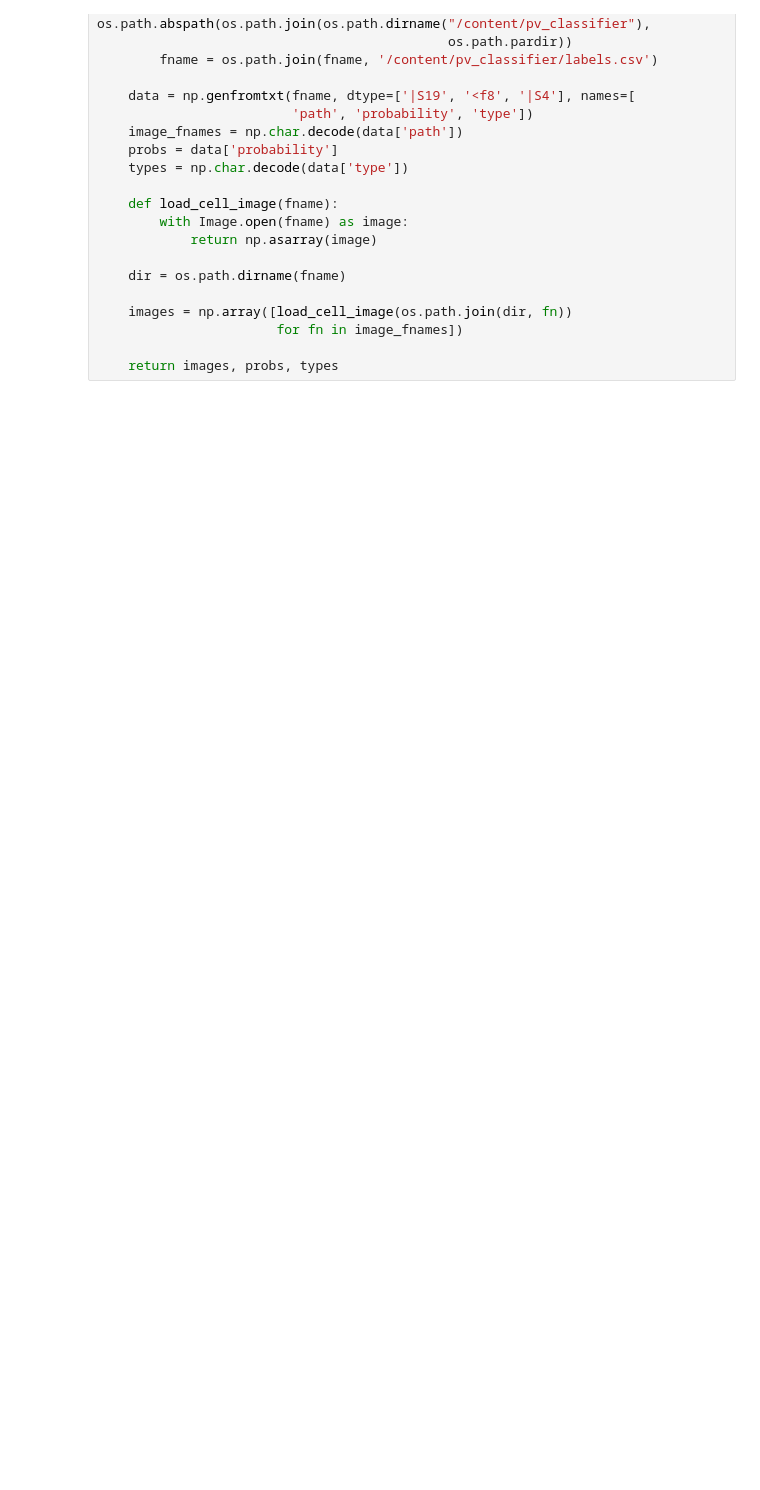
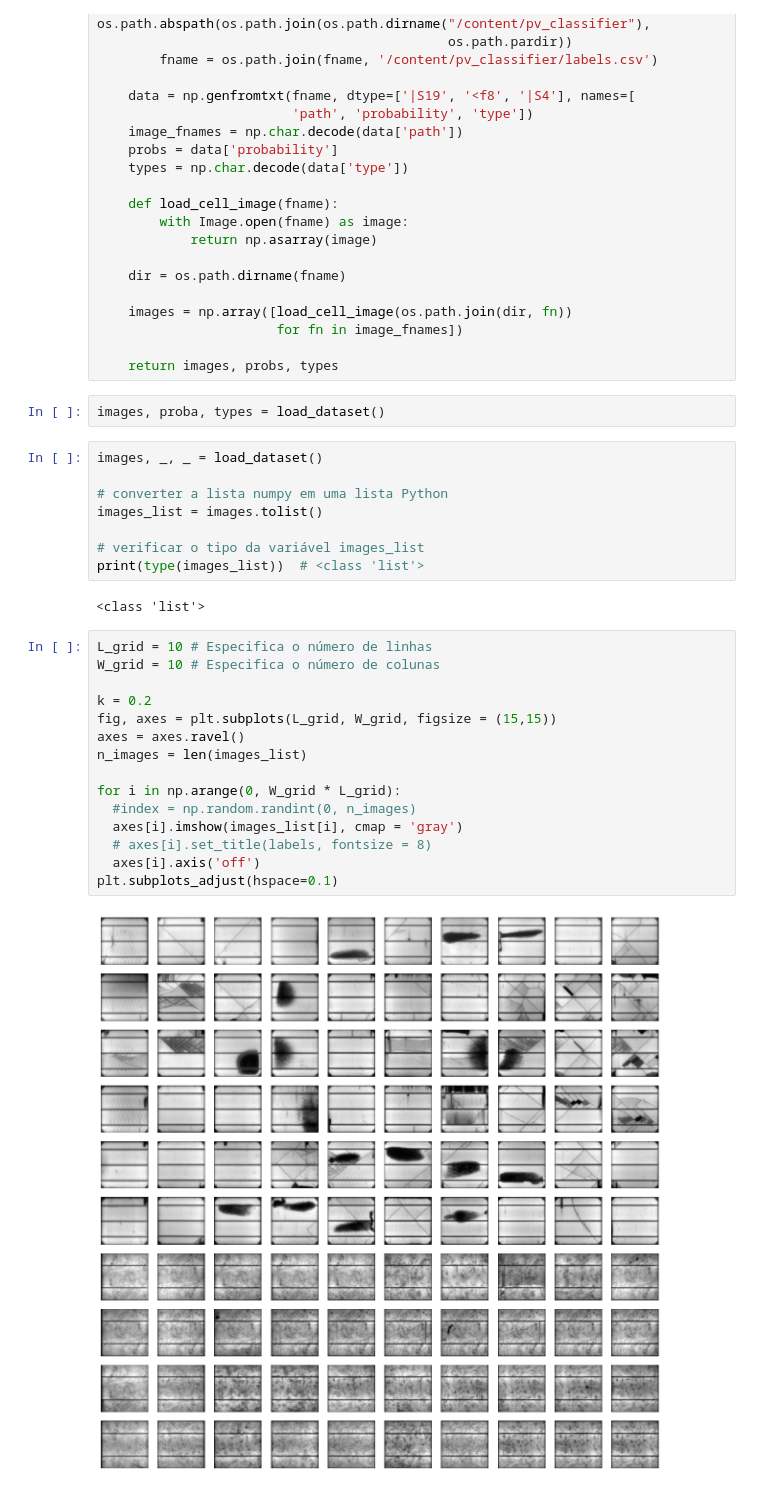
Before and after one commit to AlanMarquesRocha/pv_cells_detection_fault, a Jupyter notebook: pv_classifier.ipynb, the cells around one changed output. Saved outputs shown, nothing was run; the diff lists cells and outputs as text; blank space fills up the shorter version.

Commit message:
Salvando as imagens em uma lista

```diff
--- a/pv_classifier.ipynb
+++ b/pv_classifier.ipynb
@@ -65,3 +65,32 @@ def load_dataset(fname=None):
                        for fn in image_fnames])
 
     return images, probs, types
+# %%
+images, proba, types = load_dataset()
+# %%
+images, _, _ = load_dataset()
+
+# converter a lista numpy em uma lista Python
+images_list = images.tolist()
+
+# verificar o tipo da variável images_list
+print(type(images_list))  # <class 'list'>
+# %% [output]
+<class 'list'>
+# %%
+L_grid = 10 # Especifica o número de linhas
+W_grid = 10 # Especifica o número de colunas
+
+k = 0.2
+fig, axes = plt.subplots(L_grid, W_grid, figsize = (15,15))
+axes = axes.ravel()
+n_images = len(images_list)
+
+for i in np.arange(0, W_grid * L_grid):
+  #index = np.random.randint(0, n_images)
+  axes[i].imshow(images_list[i], cmap = 'gray')
+  # axes[i].set_title(labels, fontsize = 8)
+  axes[i].axis('off')
+plt.subplots_adjust(hspace=0.1)
+# %% [output]
+[figure, added]
```
Also changed, not shown: parts of 1 cell of this notebook.
